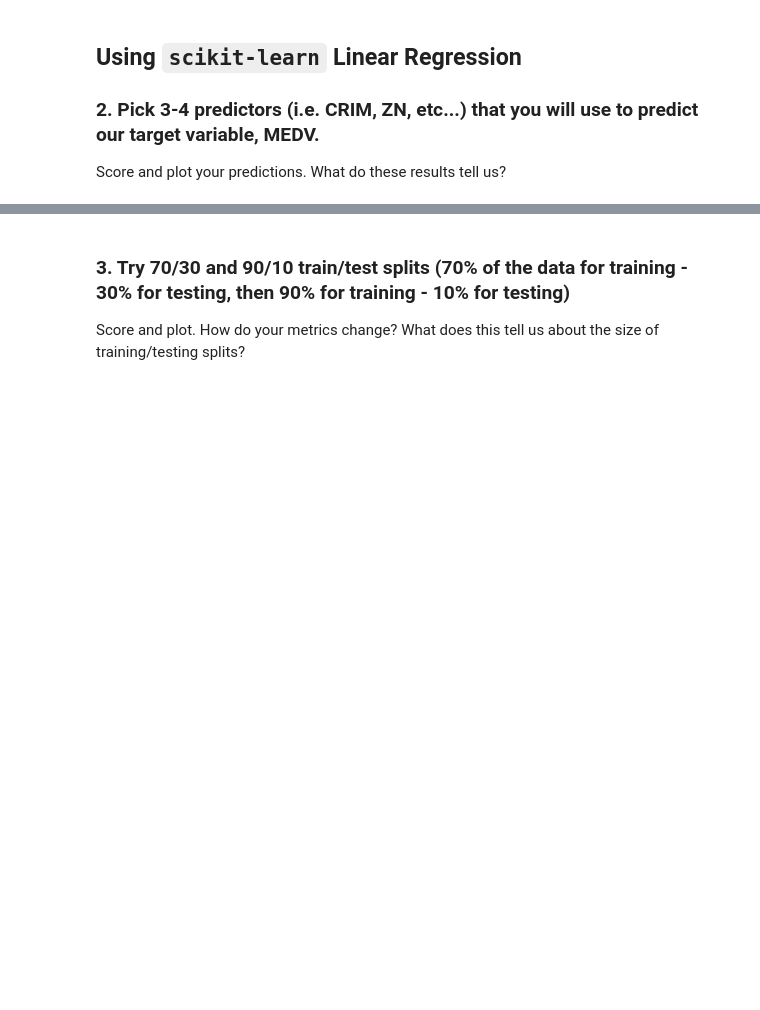
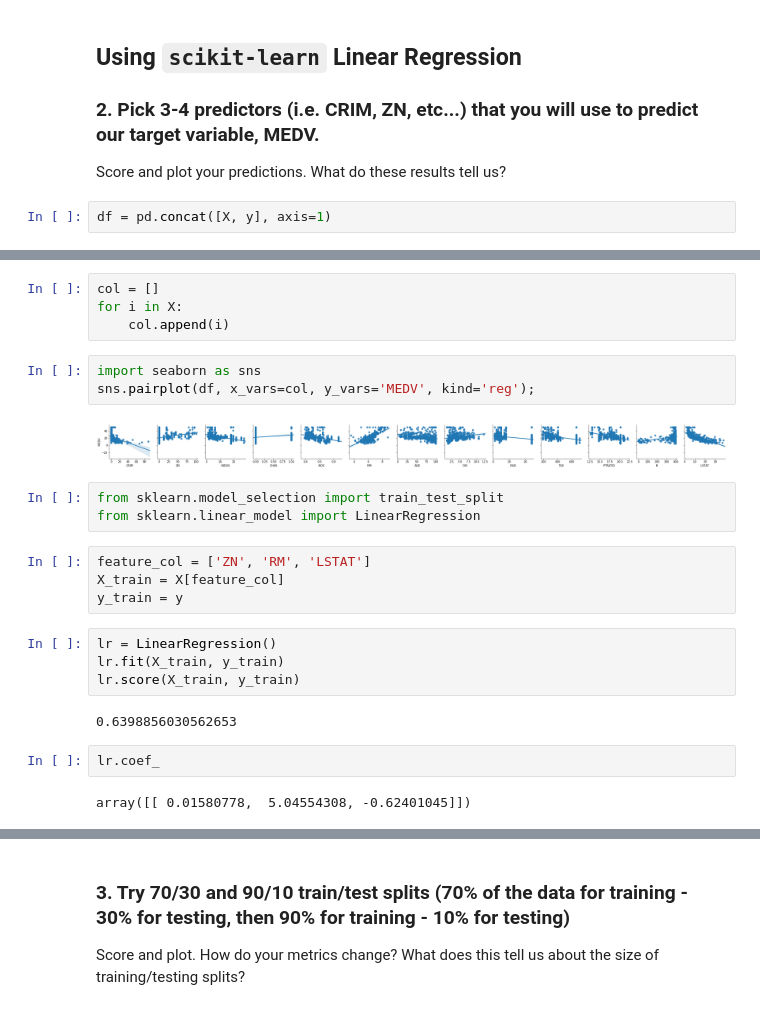
Before and after one commit to alphalex/DAT-06-24, a Jupyter notebook: projects/required/project-housing-data/linreg-and-knn/project-linreg-and-knn.ipynb, the cells around one changed output, grey strips where cells are left out. Cells and saved outputs as stored; diff of their text form; blank space fills up the shorter version.

```diff
--- a/projects/required/project-housing-data/linreg-and-knn/project-linreg-and-knn.ipynb
+++ b/projects/required/project-housing-data/linreg-and-knn/project-linreg-and-knn.ipynb
@@ -97,3 +210,5 @@ Boston data is from scikit-learn, so it ought to be pretty clean, but we should
 
 ### 2. Pick 3-4 predictors (i.e. CRIM, ZN, etc...) that you will use to predict our target variable, MEDV.
 Score and plot your predictions. What do these results tell us?
+# %%
+df = pd.concat([X, y], axis=1)
@@ -99,0 +224,26 @@ Score and plot your predictions. What do these results tell us?
+# %%
+col = []
+for i in X:
+    col.append(i)
+# %%
+import seaborn as sns
+sns.pairplot(df, x_vars=col, y_vars='MEDV', kind='reg');
+# %% [output]
+[figure, added]
+# %%
+from sklearn.model_selection import train_test_split
+from sklearn.linear_model import LinearRegression
+# %%
+feature_col = ['ZN', 'RM', 'LSTAT']
+X_train = X[feature_col]
+y_train = y
+# %%
+lr = LinearRegression()
+lr.fit(X_train, y_train)
+lr.score(X_train, y_train)
+# %% [output]
+0.6398856030562653
+# %%
+lr.coef_
+# %% [output]
+array([[ 0.01580778,  5.04554308, -0.62401045]])
```
Also changed, not shown: parts of 20 cells of this notebook, 2 other files.
